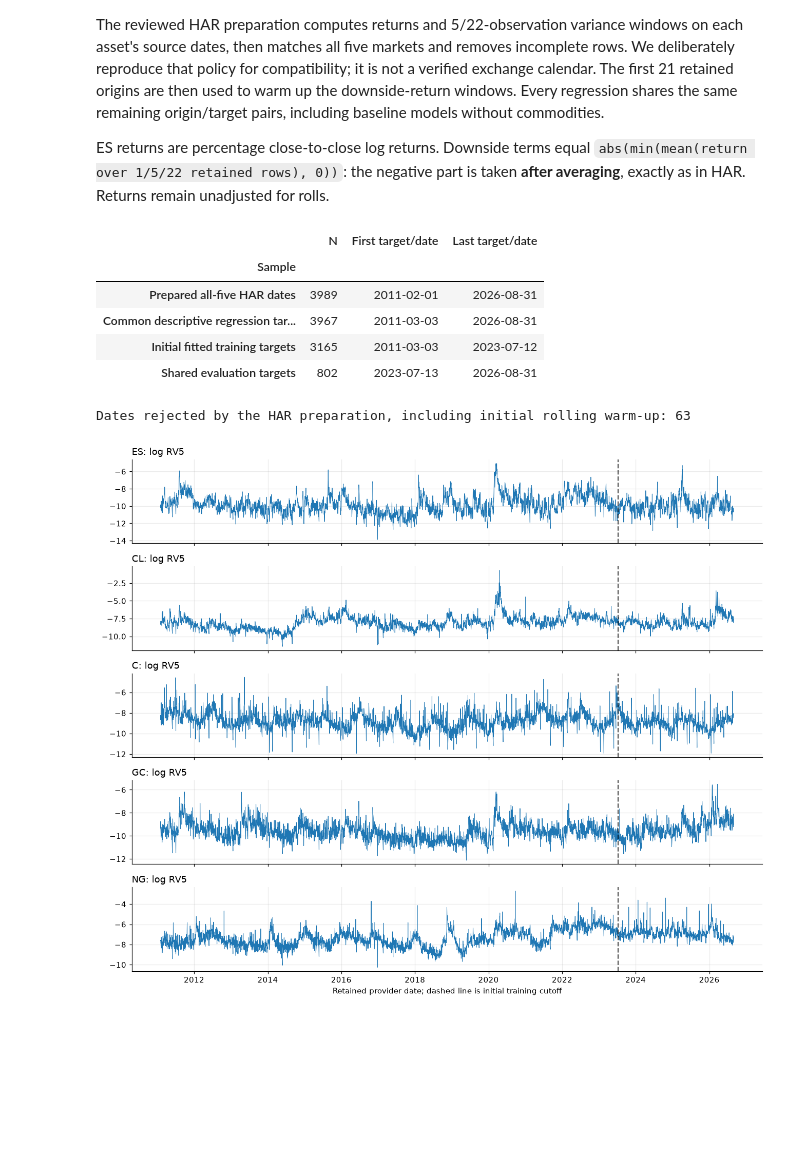
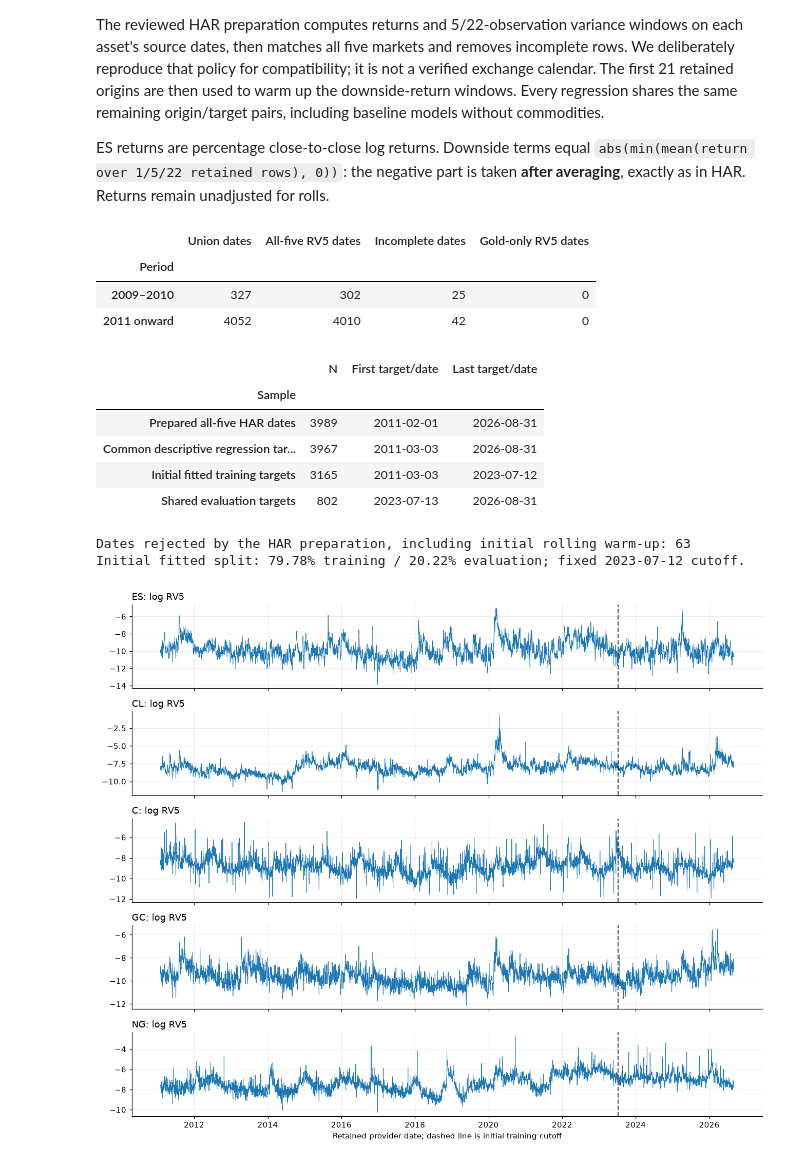
Before and after one commit to Deangr-econ/Quant_methods_project, a Jupyter notebook: VAR_QTFE.ipynb, the cells around one changed output. Saved outputs shown, nothing was run; the diff lists cells and outputs as text; code cells hidden in the pictures; blank space fills up the shorter version.

```diff
--- a/VAR_QTFE.ipynb
+++ b/VAR_QTFE.ipynb
@@ -67,28 +68,44 @@ ES returns are percentage close-to-close log returns. Downside terms equal
 **after averaging**, exactly as in HAR. Returns remain unadjusted for rolls.
 # %%
 raw = pd.read_csv(source_path, float_precision='round_trip')
+coverage = raw.assign(date=pd.to_datetime(raw['date'])).pivot(index='date', columns='symbol', values='rv5')[cfg['symbols']].sort_index()
+gold_only = coverage['GC'].notna() & coverage.drop(columns='GC').isna().all(axis=1)
+coverage_rows = []
+for label, period in [('2009–2010', coverage.loc[:'2010-12-31']), ('2011 onward', coverage.loc['2011-01-01':])]:
+    coverage_rows.append({'Period': label, 'Union dates': len(period), 'All-five RV5 dates': int(period.notna().all(axis=1).sum()),
+        'Incomplete dates': int(period.isna().any(axis=1).sum()), 'Gold-only RV5 dates': int(gold_only.reindex(period.index).sum())})
+coverage_table = pd.DataFrame(coverage_rows).set_index('Period')
+display(coverage_table)
+coverage_table.to_csv(OUTPUT / 'raw_rv5_calendar_coverage.csv')
+coverage.isna().loc[coverage.isna().any(axis=1)].to_csv(OUTPUT / 'raw_rv5_missing_markets.csv')
 wide, excluded = prepare_har_data(raw, cfg['sample_start'])
 design = aligned_design(wide, cfg['max_lag'], cfg['common_warmup'])
 training_mask = design['target_dates'] <= pd.Timestamp(cfg['training_end'])
 test_dates = pd.DatetimeIndex(design['target_dates'][~training_mask])
 sample_table = pd.DataFrame([
     ['Prepared all-five HAR dates', len(wide), wide.index.min(), wide.index.max()],
     ['Common descriptive regression targets', len(design['y']), design['target_dates'].min(), design['target_dates'].max()],
     ['Initial fitted training targets', int(training_mask.sum()), design['target_dates'][training_mask].min(), design['target_dates'][training_mask].max()],
     ['Shared evaluation targets', len(test_dates), test_dates.min(), test_dates.max()],
 ], columns=['Sample', 'N', 'First target/date', 'Last target/date']).set_index('Sample')
 display(sample_table)
 print('Dates rejected by the HAR preparation, including initial rolling warm-up:', len(excluded))
 excluded.to_csv(OUTPUT / 'har_preparation_exclusions.csv')
 sample_table.to_csv(OUTPUT / 'sample_counts.csv')
+print(f'Initial fitted split: {100*training_mask.mean():.2f}% training / {100*(1-training_mask.mean()):.2f}% evaluation; fixed 2023-07-12 cutoff.')
 # %% [output]
-|  | N | First target/date | Last target/date |
-| Sample |  |  |  |
-| Prepared all-five HAR dates | 3989 | 2011-02-01 | 2026-08-31 |
-| Common descriptive regression tar... | 3967 | 2011-03-03 | 2026-08-31 |
-| Initial fitted training targets | 3165 | 2011-03-03 | 2023-07-12 |
-| Shared evaluation targets | 802 | 2023-07-13 | 2026-08-31 |
+|  | Union dates | All-five RV5 dates | Incomplete dates | Gold-only RV5 dates |
+| Period |  |  |  |  |
+| 2009–2010 | 327 | 302 | 25 | 0 |
+| 2011 onward | 4052 | 4010 | 42 | 0 |
+|  | N | First target/date | Last target/date |
+| Sample |  |  |  |
+| Prepared all-five HAR dates | 3989 | 2011-02-01 | 2026-08-31 |
+| Common descriptive regression tar... | 3967 | 2011-03-03 | 2026-08-31 |
+| Initial fitted training targets | 3165 | 2011-03-03 | 2023-07-12 |
+| Shared evaluation targets | 802 | 2023-07-13 | 2026-08-31 |
 Dates rejected by the HAR preparation, including initial rolling warm-up: 63
+Initial fitted split: 79.78% training / 20.22% evaluation; fixed 2023-07-12 cutoff.
 # %%
 fig, axes = plt.subplots(5, 1, figsize=(12, 10), sharex=True)
 for ax, symbol in zip(axes, cfg['symbols']):
```
Also changed, not shown: parts of 12 cells of this notebook, 9 other files.
